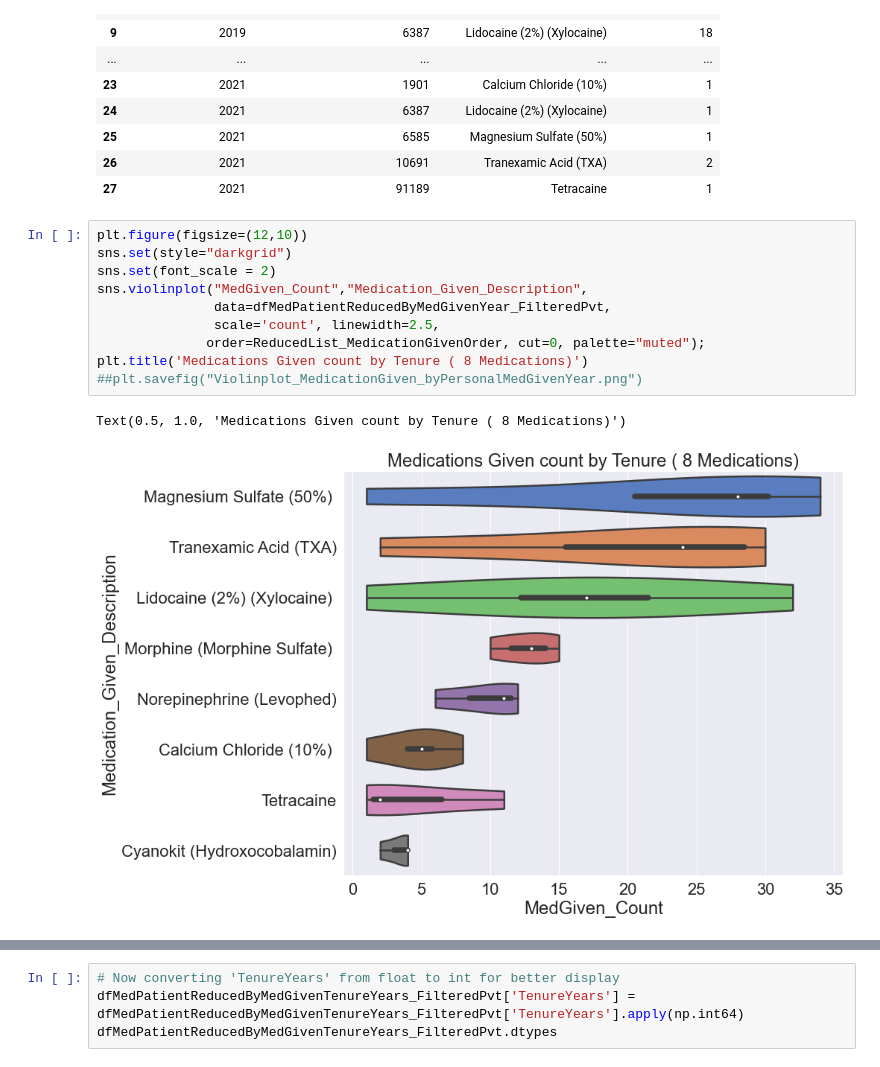
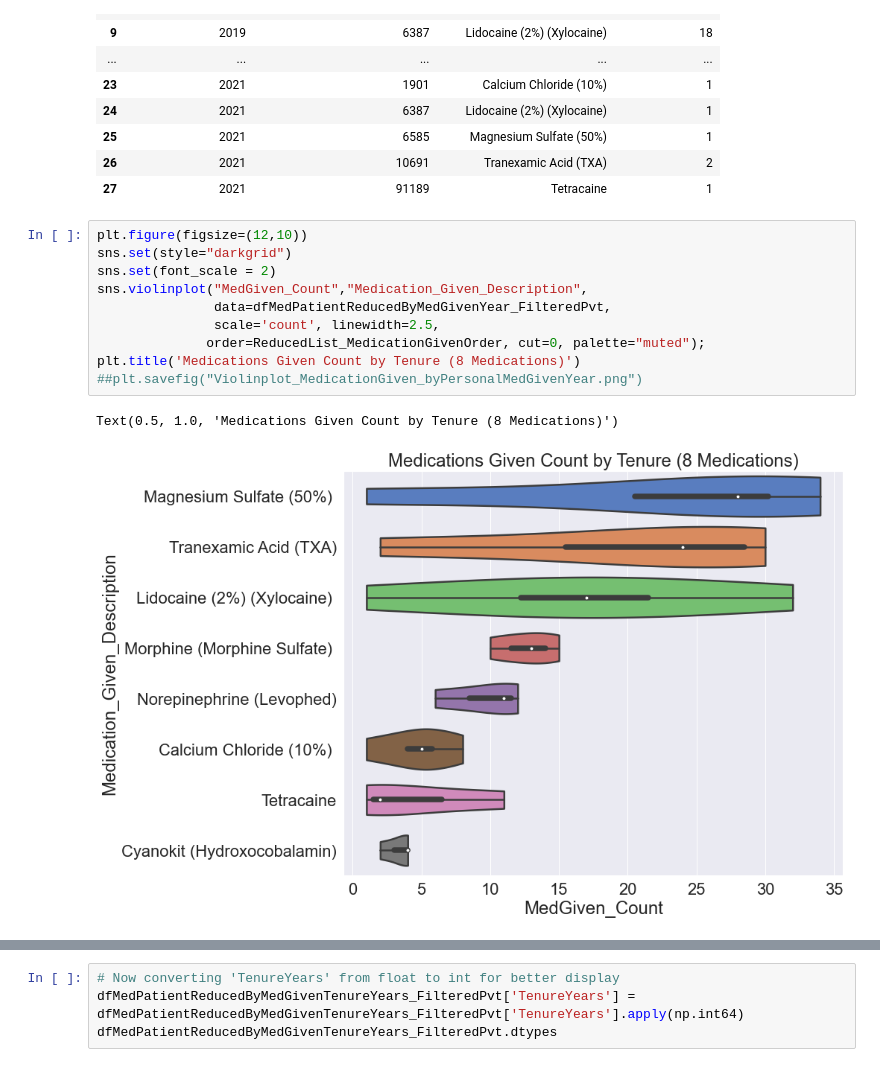
Before and after one commit to data-rescue/ems-analytics, a Jupyter notebook: notebooks/20210323-au-medication-tenure-relation.ipynb, the cells around one changed output, grey strips where cells are left out. Drawn from its saved outputs; the diff is of its cells as text.

```diff
--- a/notebooks/20210323-au-medication-tenure-relation.ipynb
+++ b/notebooks/20210323-au-medication-tenure-relation.ipynb
@@ -1035,16 +1023,16 @@ dfMedPatientReducedByMedGivenYear_FilteredPvt
 # %%
 plt.figure(figsize=(12,10))
 sns.set(style="darkgrid")
 sns.set(font_scale = 2)
 sns.violinplot("MedGiven_Count","Medication_Given_Description",
                data=dfMedPatientReducedByMedGivenYear_FilteredPvt,
                scale='count', linewidth=2.5,
               order=ReducedList_MedicationGivenOrder, cut=0, palette="muted");
-plt.title('Medications Given count by Tenure ( 8 Medications)')
+plt.title('Medications Given Count by Tenure (8 Medications)')
 ##plt.savefig("Violinplot_MedicationGiven_byPersonalMedGivenYear.png")
 # %% [output]
-Text(0.5, 1.0, 'Medications Given count by Tenure ( 8 Medications)')
+Text(0.5, 1.0, 'Medications Given Count by Tenure (8 Medications)')
-[figure, old version]
+[figure, new version]
 # %%
 plt.figure(figsize=(16,12))
 sns.set_color_codes("pastel")
```
Also changed, not shown: parts of 18 cells of this notebook.
